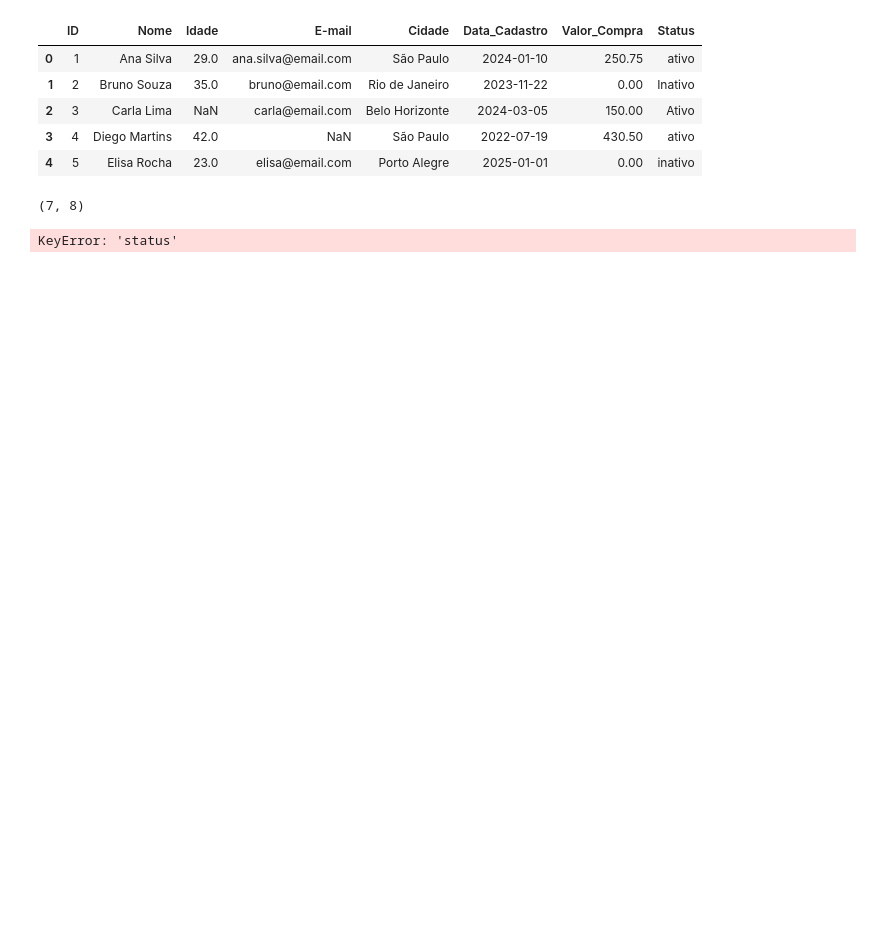
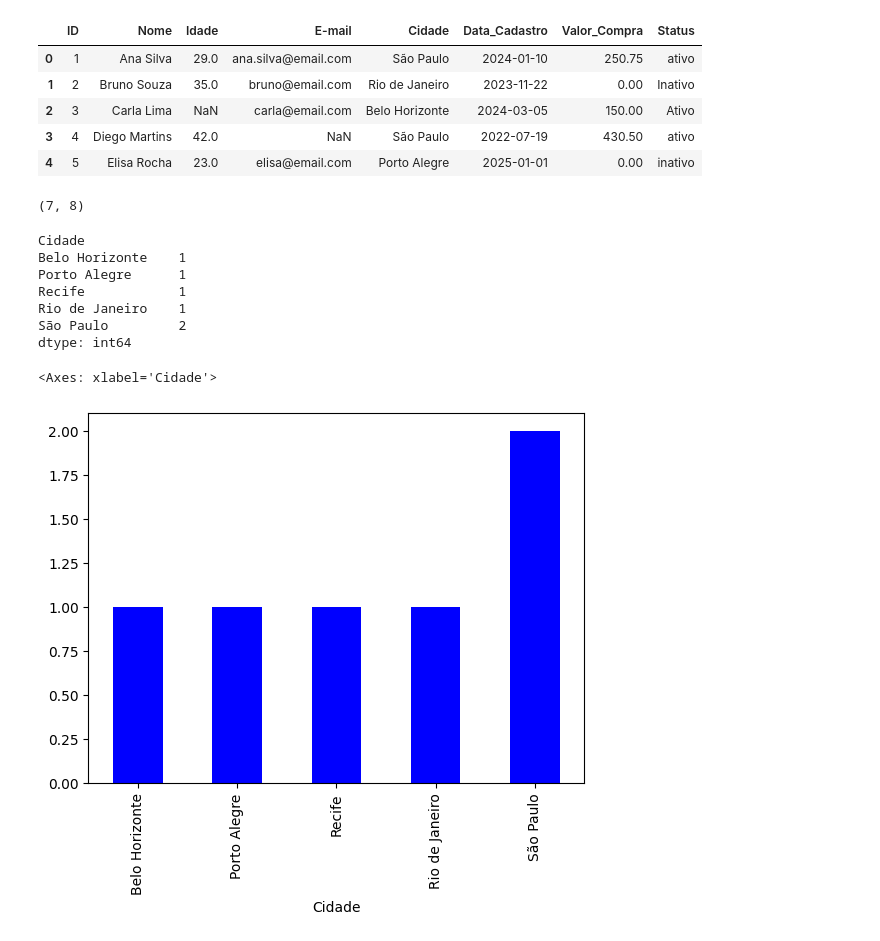
Before and after one commit to VitoriaN27/Python, a Jupyter notebook: limpezadedados.ipynb, the cells around one changed output. Saved outputs shown, nothing was run; the diff lists cells and outputs as text; code cells hidden in the pictures; blank space fills up the shorter version.

```diff
--- a/limpezadedados.ipynb
+++ b/limpezadedados.ipynb
@@ -24,7 +24,18 @@ dataset.shape
 # %%
 #explorar dados categorias
 #estado
-agrupado = dataset.groupby(['Status']).size()
+agrupado = dataset.groupby(['Cidade']).size()
 agrupado
 # %% [output]
-KeyError: 'status'
+Cidade
+Belo Horizonte    1
+Porto Alegre      1
+Recife            1
+Rio de Janeiro    1
+São Paulo         2
+dtype: int64
+# %%
+agrupado.plot.bar(color = 'blue')
+# %% [output]
+<Axes: xlabel='Cidade'>
+[figure, added]
```
Also changed, not shown: parts of 3 cells of this notebook.
